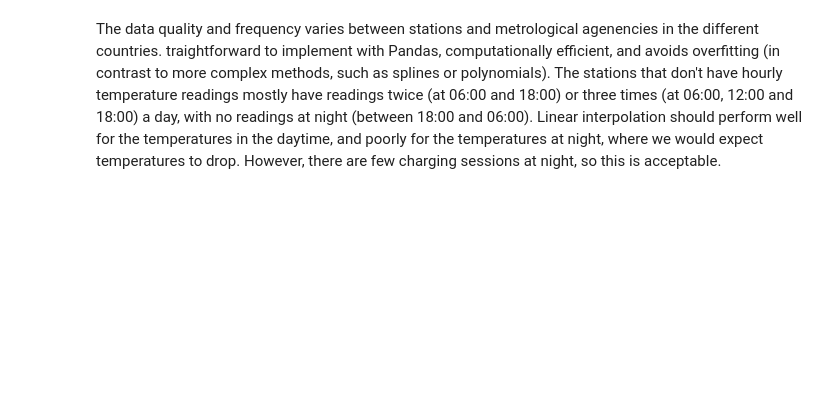
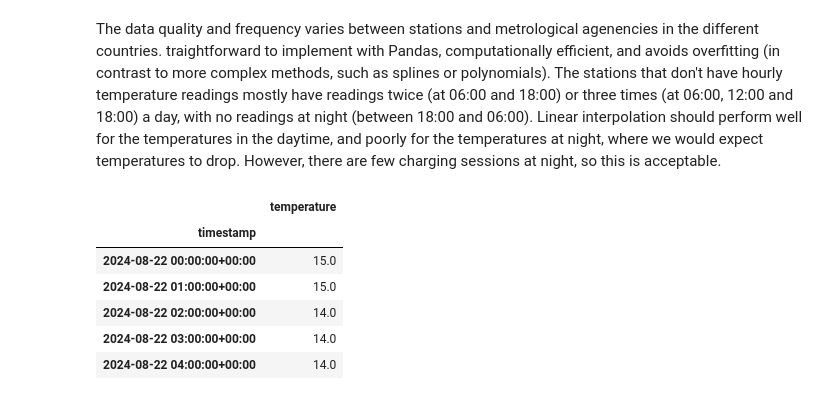
Before and after one commit to SebastianRokholt/Machine-Teaching-for-XAI--TimeSeries-Models, a Jupyter notebook: Notebooks/01__Data_Wrangling_&_FE.ipynb, the cells around one changed output. Cells and saved outputs as stored; diff of their text form; code cells hidden in the pictures; blank space fills up the shorter version.

```diff
--- a/Notebooks/01__Data_Wrangling_&_FE.ipynb
+++ b/Notebooks/01__Data_Wrangling_&_FE.ipynb
@@ -888,10 +948,18 @@ for _, row in stations_with_merged_coll_periods.iterrows():
 # %%
 station_id = "06186"
 from_dt = "2024-08-22"
 to_dt = "2024-11-01"
 with open(f"../Data/temperature_data/{station_id}_temp_from_{from_dt}_to_{to_dt}_df.pkl", "rb") as f:
     temp_df = pkl.load(f)
-    temp_df.head()
+    display(temp_df.head())
+# %% [output]
+|  | temperature |
+| timestamp |  |
+| 2024-08-22 00:00:00+00:00 | 15.0 |
+| 2024-08-22 01:00:00+00:00 | 15.0 |
+| 2024-08-22 02:00:00+00:00 | 14.0 |
+| 2024-08-22 03:00:00+00:00 | 14.0 |
+| 2024-08-22 04:00:00+00:00 | 14.0 |
 # %%
 df_combined = pd.merge(df, charging_locations_df[['lat', 'lon', 'nearest_weather_station']], on=['lat', 'lon'], how='left')
 # %%
```
Also changed, not shown: parts of 27 cells of this notebook.
